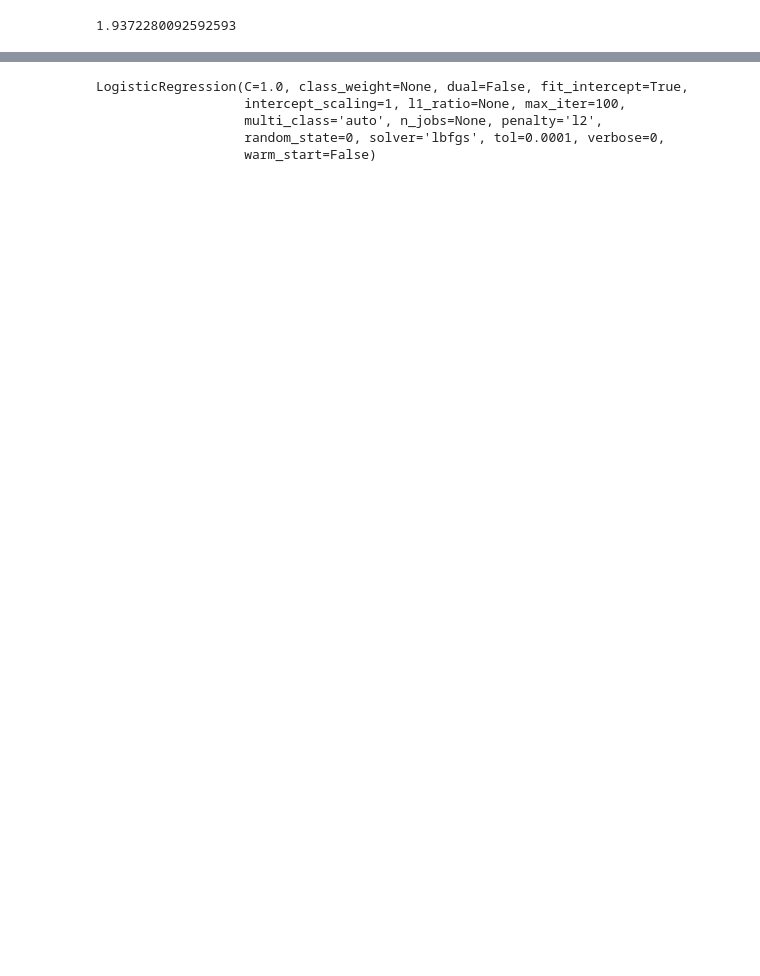
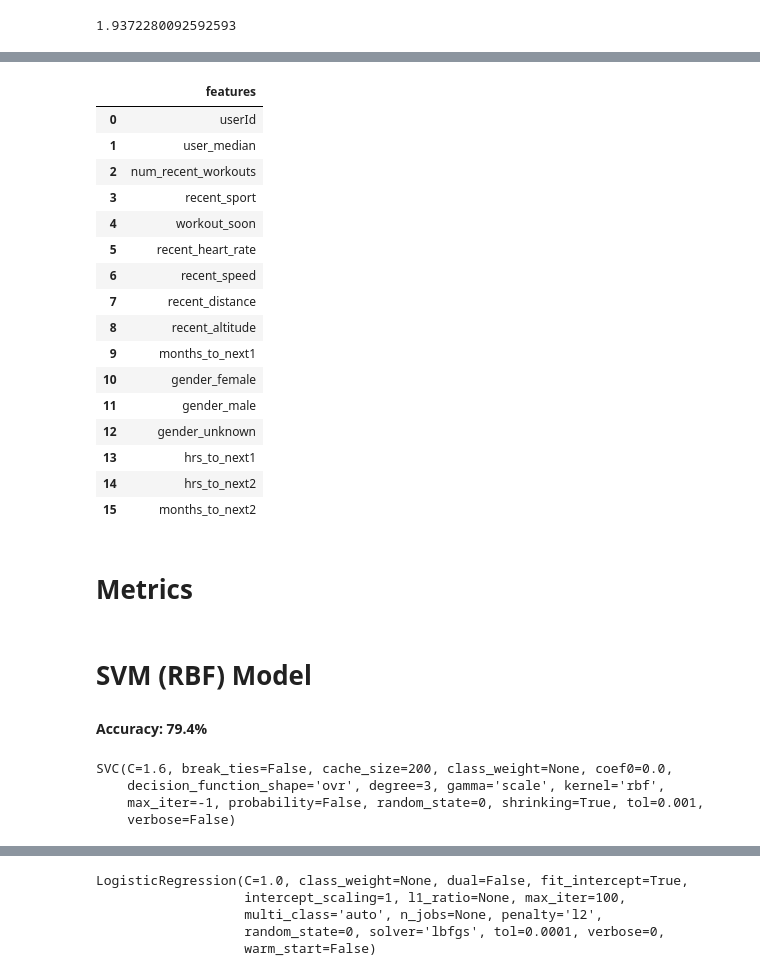
Before and after one commit to stsan9/EndoMondoResearchERSP, a Jupyter notebook: Machine_Learning_Model_Comparison.ipynb, the cells around one changed output, grey strips where cells are left out. Saved outputs shown, nothing was run; the diff lists cells and outputs as text; code cells hidden in the pictures; blank space fills up the shorter version.

```diff
--- a/Machine_Learning_Model_Comparison.ipynb
+++ b/Machine_Learning_Model_Comparison.ipynb
@@ -282,0 +124,23 @@ KNN Accuracy: 71.09826589595376%
+# %%
+# Indices for features
+pd.DataFrame({'features': user_time_table.columns})
+# %% [output]
+|  | features |
+| 0 | userId |
+| 1 | user_median |
+| 2 | num_recent_workouts |
+| 3 | recent_sport |
+| 4 | workout_soon |
+| 5 | recent_heart_rate |
+| 6 | recent_speed |
+| 7 | recent_distance |
+| 8 | recent_altitude |
+| 9 | months_to_next1 |
+| 10 | gender_female |
+| 11 | gender_male |
+| 12 | gender_unknown |
+| 13 | hrs_to_next1 |
+| 14 | hrs_to_next2 |
+| 15 | months_to_next2 |
+# %% [markdown]
+# Metrics
@@ -282,0 +169,15 @@ KNN Accuracy: 71.09826589595376%
+# %% [markdown]
+# SVM (RBF) Model
+#### Accuracy: 79.4%
+# %%
+# Fit SVM Model
+# Features: 0, 1, 6, 7, 13 -> 75.4% Accuracy
+
+from sklearn.svm import SVC
+classifier = SVC(kernel = 'rbf', random_state = 0, C=1.6) # The best key value was found to be 1.6
+classifier.fit(x_train, y_train)
+# %% [output]
+SVC(C=1.6, break_ties=False, cache_size=200, class_weight=None, coef0=0.0,
+    decision_function_shape='ovr', degree=3, gamma='scale', kernel='rbf',
+    max_iter=-1, probability=False, random_state=0, shrinking=True, tol=0.001,
+    verbose=False)
```
Also changed, not shown: parts of 53 cells of this notebook.
